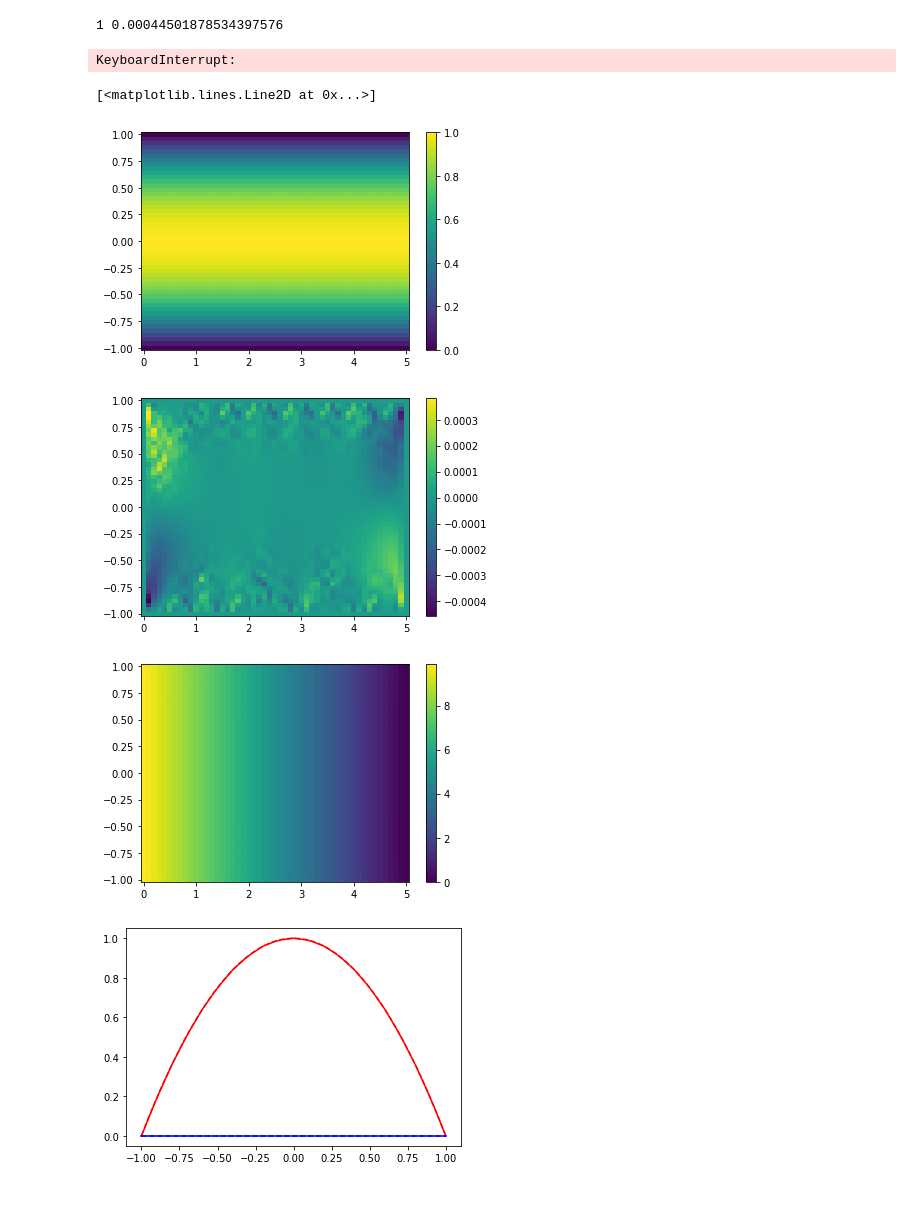
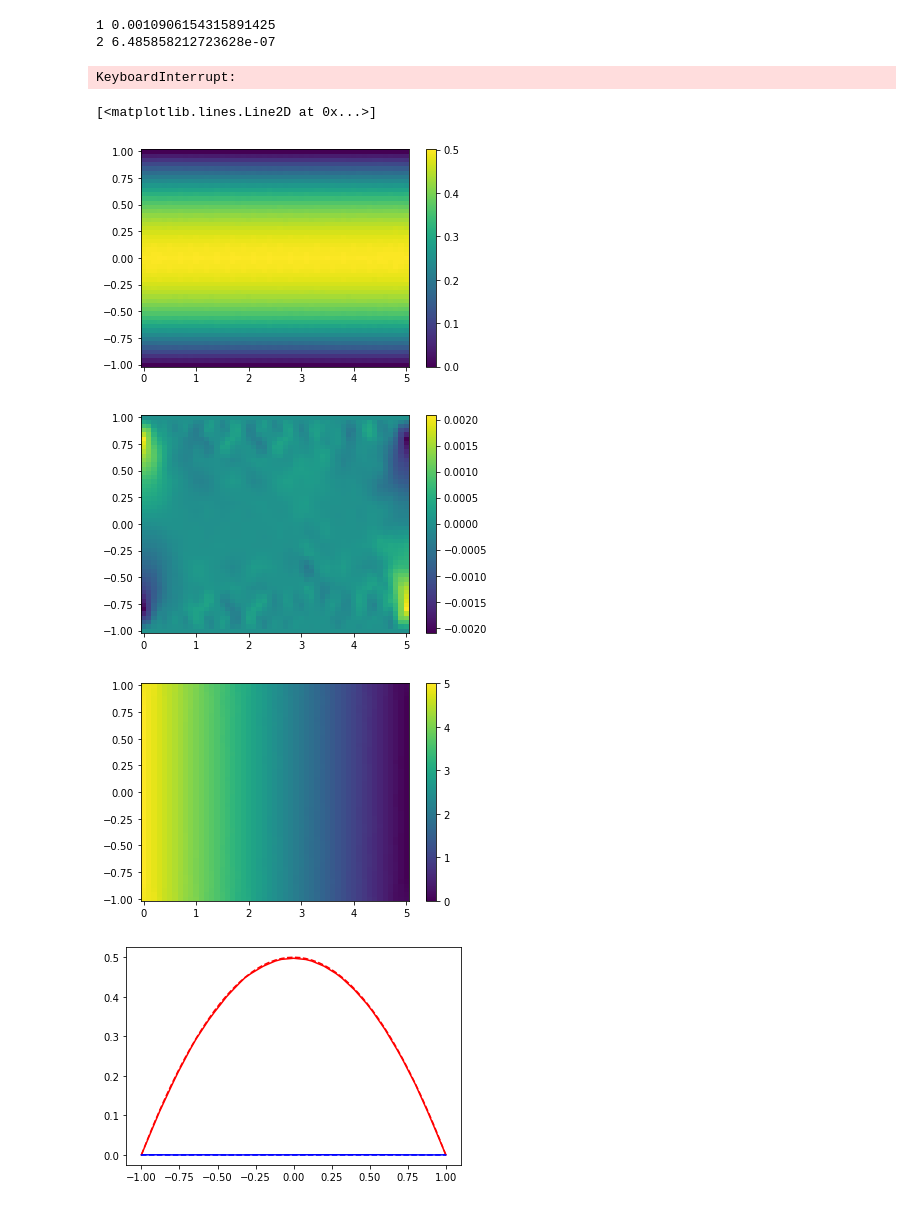
Before and after one commit to DFNaiff/FemNavierStokes2d, a Jupyter notebook: notebooks/navier_stokes_rectangle_poeuseille.ipynb, the cells around one changed output. Cells and saved outputs as stored; diff of their text form; code cells hidden in the pictures.

```diff
--- a/notebooks/navier_stokes_rectangle_poeuseille.ipynb
+++ b/notebooks/navier_stokes_rectangle_poeuseille.ipynb
@@ -84,6 +87 @@ plt.show()
-# %%
-mesh = meshio.read("unit_square.msh")
-points = mesh.points
-elements = mesh.cells_dict["triangle"]
-boundary_elements = mesh.cells_dict["line"]
 # %%
@@ -115,7 +109,7 @@ plt.plot(x, -1/2*x**2 + (5 + 25/2)/5*x, 'r')
 # dirichlet_bcs_u = [[0, 0], [1, 3]]
 # dirichlet_bcs_v = [[0, 0], [1, 3]]
 # dirichlet_bcs_p = [[5, 0], [4, 2]]
-for step in range(10):
+for step in range(5):
     assembler = femns2d.MiniAssembler(mesh)
     Re = 1.0
     ex = np.array([1.0, 0.0])
@@ -123,10 +117,10 @@ for step in range(10):
     K = assembler.stiffness_matrix(1/Re)
     Azero = scipy.sparse.dok_matrix((assembler.npointse, assembler.npointse))
     Azerop = scipy.sparse.dok_matrix((assembler.npoints, assembler.npoints))
-    Guxp = assembler.velocity_pressure_convection_matrix(ex)
-    Guyp = assembler.velocity_pressure_convection_matrix(ey)
-    Gpux = Guxp.T
-    Gpuy = Guyp.T
+    Guxp = -assembler.pressure_velocity_convection_matrix(ex).T
+    Guyp = -assembler.pressure_velocity_convection_matrix(ey).T
+    Gpux = -assembler.velocity_pressure_convection_matrix(ex).T
+    Gpuy = -assembler.velocity_pressure_convection_matrix(ey).T
     if step == 0: #Initial solution, Stokes in practice
         Ginertia = scipy.sparse.dok_matrix((assembler.npointse, assembler.npointse))
     else:
@@ -139,11 +133,16 @@ for step in range(10):
     A = scipy.sparse.bmat([[Au], [Av], [Ap]])
     A = scipy.sparse.dok_matrix(A)
     u_bc_func = lambda x : 1-(x[..., 1]**2)
-    dirichlet_bcs_u = [[u_bc_func, u_bc_func, 0, 0], [4, 2, 1, 3]]
-    dirichlet_bcs_v = [[0, 0, 0, 0], [4, 2, 1, 3]]
-    dirichlet_bcs_p = [[0.0], [2]]
+    velocity_markers = [1, 3]
+    ux_values = [0, 0]
+    uy_values = [0, 0]
+    pmarkers = [4, 2]
+    pvalues = [5.0, 0.0]
+    dirichlet_bcs_u = [ux_values, velocity_markers]
+    dirichlet_bcs_v = [uy_values, velocity_markers]
+    dirichlet_bcs_p = [pvalues, pmarkers]
 
-    A = assembler.apply_dirichlet_to_matrix(dirichlet_bcs_p[1], A, 'p')
+    A = assembler.apply_dirichlet_to_matrix(dirichlet_bcs_p[1], A, 'p', excluded_markers=velocity_markers)
     A = assembler.apply_dirichlet_to_matrix(dirichlet_bcs_u[1], A, 'u')
     A = assembler.apply_dirichlet_to_matrix(dirichlet_bcs_v[1], A, 'v')
     A_sparse = A.tocsc()
@@ -152,7 +151,7 @@ for step in range(10):
                    assembler.forcing_vector(0.0),
                    assembler.forcing_vector(0.0)[:assembler.npoints]])
 
-    f = assembler.apply_dirichlet_to_vector(*dirichlet_bcs_p, f, 'p')
+    f = assembler.apply_dirichlet_to_vector(*dirichlet_bcs_p, f, 'p', excluded_markers=velocity_markers)
     f = assembler.apply_dirichlet_to_vector(*dirichlet_bcs_u, f, 'u')
     f = assembler.apply_dirichlet_to_vector(*dirichlet_bcs_v, f, 'v')
     uxyp_new = scipy.sparse.linalg.spsolve(A_sparse, f)
@@ -164,5 +163,6 @@ for step in range(10):
         uxyp = uxyp_new.copy()
         print(step, error)
 # %% [output]
-1 0.00044501878534397576
+1 0.0010906154315891425
+2 6.485858212723628e-07
 KeyboardInterrupt:
@@ -171,32 +169,32 @@ KeyboardInterrupt:
 # %%
 ux, uy, p = assembler.split_velocities(uxyp)
 ux_interp = scipy.interpolate.LinearNDInterpolator(assembler.pointse[:, :-1], ux)
 uy_interp = scipy.interpolate.LinearNDInterpolator(assembler.pointse[:, :-1], uy)
 p_interp = scipy.interpolate.LinearNDInterpolator(assembler.points[:, :-1], p)
 
 X, Y = np.meshgrid(np.linspace(0, 5, 51), np.linspace(-1, 1, 51))
 UX = ux_interp(X, Y)
 UY = uy_interp(X, Y)
 P = p_interp(X, Y)
 for Z in [UX, UY, P]:
     plt.figure()
     plt.pcolormesh(X, Y, Z, shading='auto')
     plt.colorbar()
 
 n = 51
-x = np.ones(n)*5.0
+x = np.ones(n)*3.0
 y = np.linspace(-1, 1, n)
 ux = ux_interp(x, y)
 uy = uy_interp(x, y)
 
 plt.figure()
 plt.plot(y, ux, 'r')
 plt.plot(y, uy, 'b')
-plt.plot(y, 1.0*(1-y**2), 'r--')
+plt.plot(y, 0.5*(1-y**2), 'r--')
 plt.plot(y, 0.0*y, 'b--')
 # %% [output]
 [<matplotlib.lines.Line2D at 0x...>]
 [figure]
-[figure, old version]
+[figure, new version]
-[figure, old version]
+[figure, new version]
 [figure]
```
Also changed, not shown: parts of 8 cells of this notebook, 23 other files.
